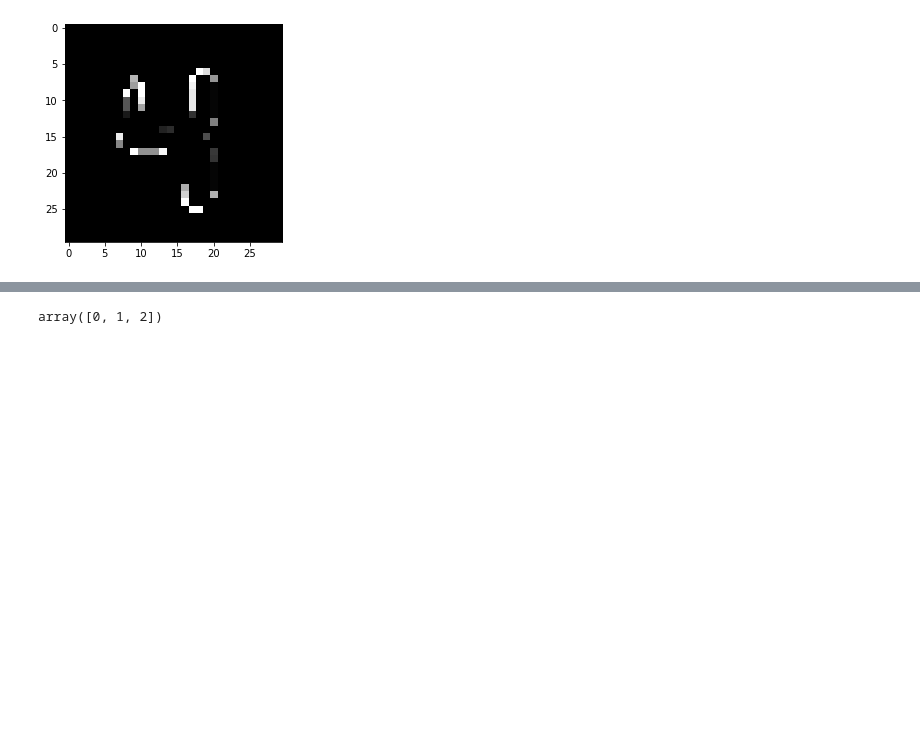
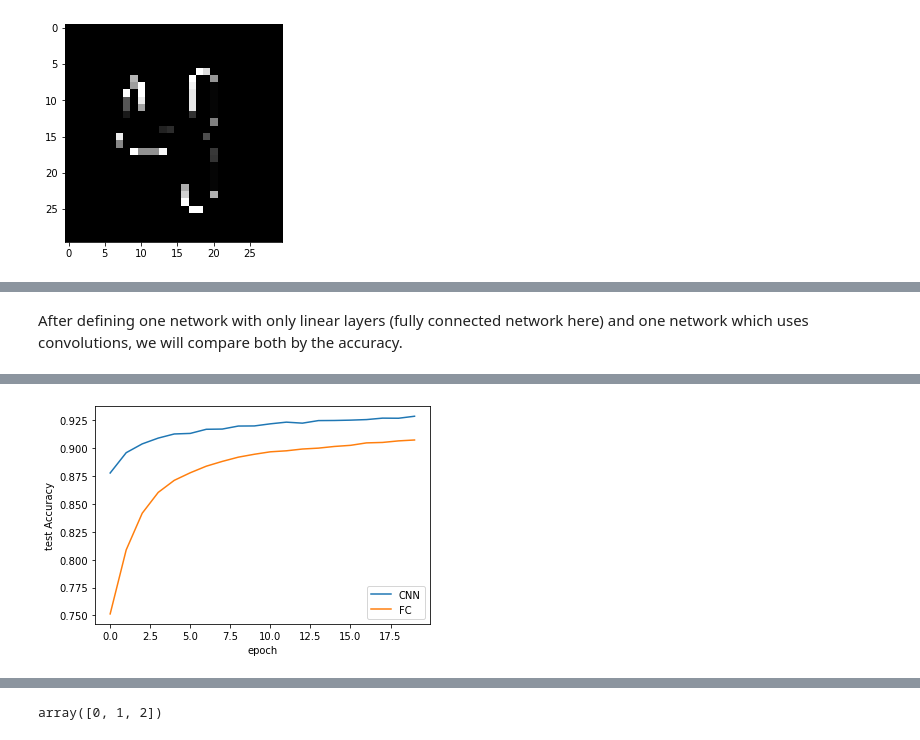
Before and after one commit to LarsG321/Book_Inside_Deep_Learning, a Jupyter notebook: Chapter 3/Reading Notes.ipynb, the cells around one changed output, grey strips where cells are left out. Drawn from its saved outputs; the diff is of its cells as text; code cells hidden in the pictures; blank space fills up the shorter version.

```diff
--- a/Chapter 3/Reading Notes.ipynb
+++ b/Chapter 3/Reading Notes.ipynb
@@ -105,0 +124,42 @@ plt.imshow(edge_img, vmin=0, vmax=1, cmap="gray")
+# %%
+C = 1 # image is black and white and has only one channel
+D = 28*28 # size of the input image (i.e. number of features)
+
+classes = 10 # how many classes?
+filters = 16 # how many filters to use?
+K = 3 # size of the symmetric filter, remember we add padding to get same output size after convolution
+
+# linear model without cnn (fully connected network)
+model_linear = torch.nn.Sequential(
+    torch.nn.Flatten(), # flatten the input to one d (B,C,W,H) -> (B, C*W*H) = (B, D)
+    torch.nn.Linear(D, 256),
+    torch.nn.Tanh(),
+    torch.nn.Linear(256, classes)
+)
+
+# the filters variable defines how many kernels we run over the image, and hence how many output images (feature maps) are generated.
+# each feature map is then flattened and all feature maps are concatenated to one large array.
+model_cnn = torch.nn.Sequential(
+    torch.nn.Conv2d(C, filters, K, padding=K//2),
+    torch.nn.Tanh(),
+    torch.nn.Flatten(),
+    torch.nn.Linear(filters*D, classes)
+)
+# %% [markdown]
+After defining one network with only linear layers (fully connected network here) and one network which uses convolutions, we will compare both by the accuracy.
+# %%
+loss_func = torch.nn.CrossEntropyLoss()
+cnn_results = train_simple_network(model_cnn,
+                                   loss_func,
+                                   mnist_train_loader,
+                                   test_loader=mnist_test_loader,
+                                   score_funcs={'Accuracy' : accuracy_score}, device=device, epochs=20)
+fc_results = train_simple_network(model_linear,
+                                   loss_func,
+                                   mnist_train_loader,
+                                   test_loader=mnist_test_loader,
+                                   score_funcs={'Accuracy' : accuracy_score}, device=device, epochs=20)
+# %%
+sns.lineplot(x = 'epoch', y="test Accuracy", data = cnn_results, label = "CNN")
+sns.lineplot(x = 'epoch', y="test Accuracy", data = fc_results, label = "FC")
+# %% [output]
@@ -105,0 +167 @@ plt.imshow(edge_img, vmin=0, vmax=1, cmap="gray")
+[figure, added]
```
Also changed, not shown: parts of 8 cells of this notebook, 2 other files.
